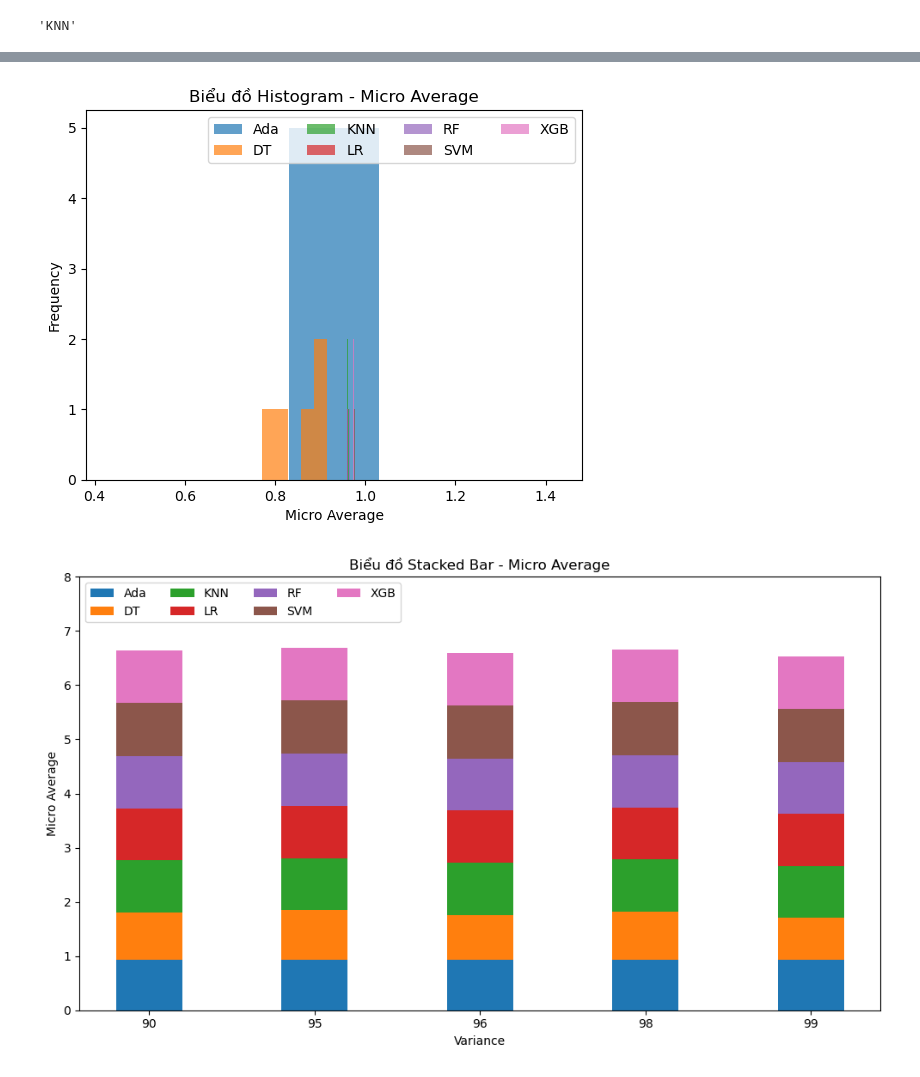
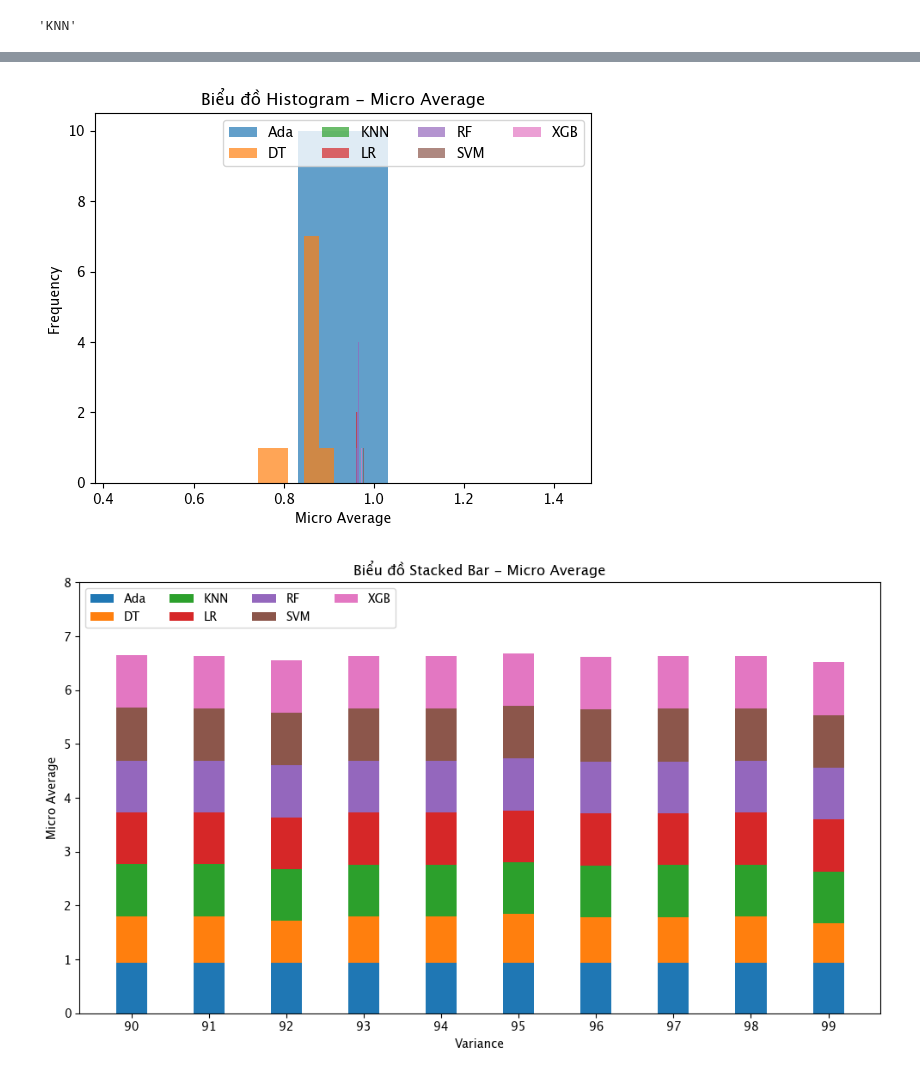
Before and after one commit to PTIT-ChauLH-Papers/Improving-ECG-Based-Arrhythmia-Classification-with-Principal-Component-Analysis-and-Machine-Learning, a Jupyter notebook: plotchart.ipynb, the cells around one changed output, grey strips where cells are left out. Cells and saved outputs as stored; diff of their text form; code cells hidden in the pictures.

```diff
--- a/plotchart.ipynb
+++ b/plotchart.ipynb
@@ -17,15 +22,18 @@ model[2][:-3]
 # %%
+variance = range(90,100, 1)
+variance_list = list(variance)
+labels = map(lambda x: str(x/100), variance_list)
+
 for m in model:
     res_variance = []
-    for v in variance:
+    for v in variance_list:
         namefile = ('./Result/' + m + str(v) + '.csv')
         df_res = pd.read_csv(namefile)
-        print(df_res)
         res_variance.append(df_res.iloc[:3, 2].mean())
-    print(res_variance)
-    plt.plot(np.arange(0,5),res_variance, label=m[:-3])
+    plt.plot(np.arange(0,len(list(variance))),res_variance, label=m[:-3])
     # plt.xlim()
 plt.ylim([0.7, 1])
-plt.xticks(np.arange(0,5), labels=['0.90', '0.95', '0.96', '0.98', '0.99'])
+plt.xticks(np.arange(0,len(variance_list)), labels=list(labels))
 plt.legend(loc="lower left", ncols=4)
+plt.show()
 # %% [output]
@@ -95,7 +84,6 @@ plt.show()
 import seaborn as sns
 
 # Giả sử bạn đã có dữ liệu
-variance = [90, 95, 96, 98, 99]
 model = ['Ada_0_', 'DT_0_', 'KNN_0_', 'LR_0_', 'RF_0_', 'SVM_0_', 'XGB_0_']
 
 # Chuẩn bị dữ liệu cho boxplot
@@ -103,7 +91,7 @@ boxplot_data = []
 model_labels = []
 
 for m in model:
-    for v in variance:
+    for v in variance_list:
         namefile = f'./Result/{m}{v}.csv'
         df_res = pd.read_csv(namefile)
 
@@ -128,8 +116,10 @@ import matplotlib.pyplot as plt
 import numpy as np
 import pandas as pd
 
+variance = range(90,100, 1)
+variance_list = list(variance)
+labels = map(lambda x: str(x/100), variance_list)
 # Giả sử bạn có dữ liệu như trước
-variance = [90, 95, 96, 98, 99]
 model = ['Ada_0_', 'DT_0_', 'KNN_0_', 'LR_0_', 'RF_0_', 'SVM_0_', 'XGB_0_']
 
 for m in model:
@@ -142,10 +132,10 @@ for m in model:
         res_variance.append(df_res.iloc[:3, 2].mean())
 
     # Vẽ biểu đồ scatter
-    plt.scatter(np.arange(0, 5), res_variance, label=m[:-3])
+    plt.scatter(np.arange(0, len(variance_list)), res_variance, label=m[:-3])
 
 plt.ylim([0.90, 1])
-plt.xticks(np.arange(0, 5), labels=['0.90', '0.95', '0.96', '0.98', '0.99'])
+plt.xticks(np.arange(0, len(variance_list)), labels=labels)
 plt.legend(loc="upper right", ncols=4)
 plt.title("Biểu đồ Scatter - Micro Average")
 plt.xlabel("Variance")
@@ -156,6 +146,8 @@ plt.show()
 # %%
 # Dữ liệu giả định
-variance = [90, 95, 96, 98, 99]
+variance = range(90,100, 1)
+variance_list = list(variance)
+labels = map(lambda x: str(x/100), variance_list)
 model = ['Ada_0_', 'DT_0_', 'KNN_0_', 'LR_0_', 'RF_0_', 'SVM_0_', 'XGB_0_']
 
 # Vẽ histogram cho mỗi mô hình
@@ -177,13 +169,15 @@ plt.legend(loc="upper right", ncol=4)
 plt.title("Biểu đồ Histogram - Micro Average")
 plt.show()
 # %% [output]
-[figure, old version]
+[figure, new version]
 # %%
 import numpy as np
 import matplotlib.pyplot as plt
 
 # Giả sử bạn có dữ liệu như trên
-variance = [90, 95, 96, 98, 99]
+variance = range(90,100, 1)
+variance_list = list(variance)
+labels = map(lambda x: str(x/100), variance_list)
 model = ['Ada_0_', 'DT_0_', 'KNN_0_', 'LR_0_', 'RF_0_', 'SVM_0_', 'XGB_0_']
 
 # Tạo dữ liệu cho Stacked Bar
@@ -201,32 +195,32 @@ for m in model:
     data.append(res_variance)
 
 # Chuyển đổi dữ liệu thành mảng numpy
 data = np.array(data)
 
 # Vẽ Stacked Bar Chart với điều chỉnh khoảng cách cột
 plt.figure(figsize=(10, 6))
 bar_width = 0.4  # Đặt độ rộng của cột
 index = np.arange(len(variance))  # Tạo mảng chỉ số cho trục x
 
 # Vẽ cột cho mỗi mô hình với khoảng cách thích hợp
 plt.bar(index, data[0], bar_width, label=model[0][:-3])
 for i in range(1, len(model)):
     plt.bar(index, data[i], bar_width, bottom=data[:i].sum(axis=0), label=model[i][:-3])
 
 # Đặt nhãn cho trục x
 plt.xticks(index, variance)
 
 # Thiết lập nhãn trục
 plt.xlabel("Variance")
 plt.ylabel("Micro Average")
 plt.title("Biểu đồ Stacked Bar - Micro Average")
 plt.ylim((0,8))
 # Hiển thị legend
 plt.legend(loc="upper left", ncol=4)
 
 # Hiển thị biểu đồ
 plt.tight_layout()
 plt.show()
 # %% [output]
-[figure, old version]
+[figure, new version]
 # %%
```
Also changed, not shown: parts of 14 cells of this notebook.
